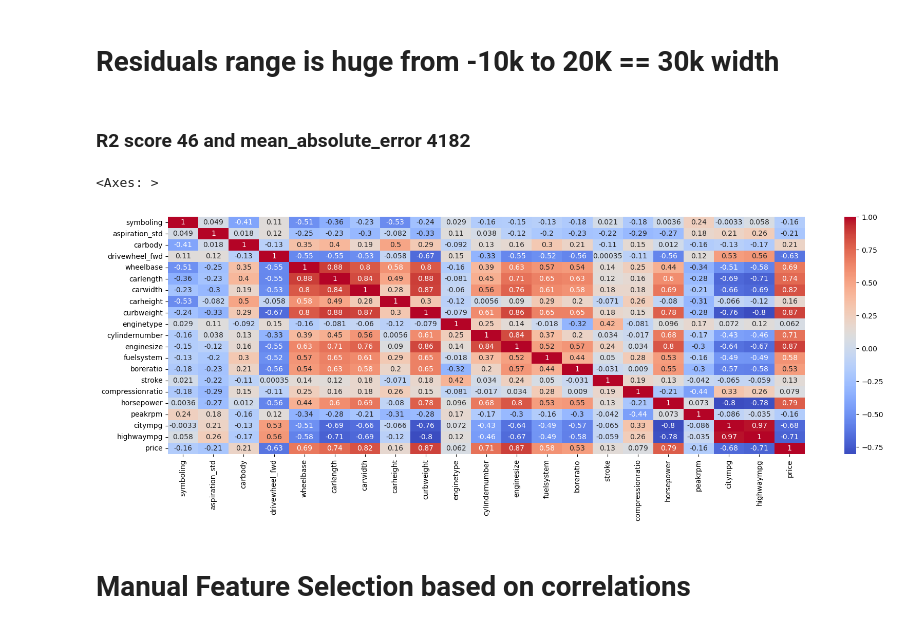
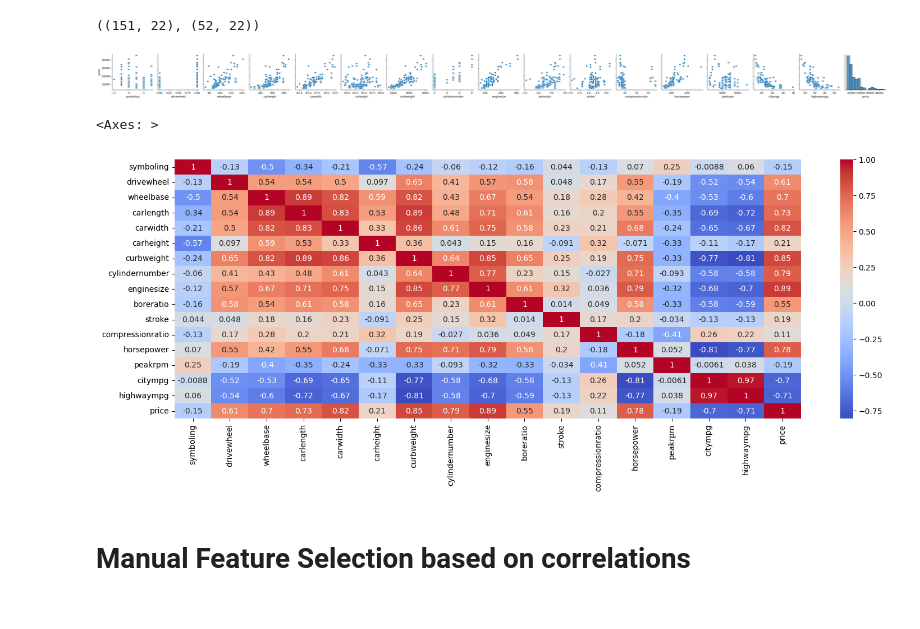
Before and after one commit to Ravikumarchavva/ML_Playground, a Jupyter notebook: week1_regressionAnalysis/Day2_naive_modeling/naive_modeling.ipynb, the cells around one changed output. Drawn from its saved outputs; the diff is of its cells as text; code cells hidden in the pictures.

Commit message:
data leak correction

```diff
--- a/week1_regressionAnalysis/Day2_naive_modeling/naive_modeling.ipynb
+++ b/week1_regressionAnalysis/Day2_naive_modeling/naive_modeling.ipynb
@@ -74,13 +15,23 @@ R-squared: 0.4633797777209826
-# %% [markdown]
-# Residuals range is huge from -10k to 20K == 30k width
-# %% [markdown]
-### R2 score 46 and mean_absolute_error 4182
+# %%
+train_data=pl.read_csv("train_preprocessed.csv")
+test_data=pl.read_csv("test_preprocessed.csv")
+train_data.shape,test_data.shape
+# %% [output]
+((151, 22), (52, 22))
+# %%
+sns.pairplot(train_data.drop("car_ID").to_pandas(),y_vars=["price"])
+plt.show()
+# %% [output]
+[figure, added]
+# %%
+cat_cols=[col for col in train_data.columns if train_data[col].dtype== pl.String]
+num_cols=[col for col in train_data.drop("car_ID","price").columns if train_data[col].dtype!= pl.String]
 # %%
-plt.figure(figsize=(20,6))
-sns.heatmap(data.to_pandas().corr(),annot=True,cmap="coolwarm")
+plt.figure(figsize=(18,6))
+sns.heatmap(train_data[num_cols+["price"]].to_pandas().corr(),annot=True,cmap="coolwarm")
 # %% [output]
 <Axes: >
-[figure, old version]
+[figure, new version]
 # %% [markdown]
 # Manual Feature Selection based on correlations
 # %% [markdown]
```
Also changed, not shown: parts of 21 cells of this notebook, 24 other files.
